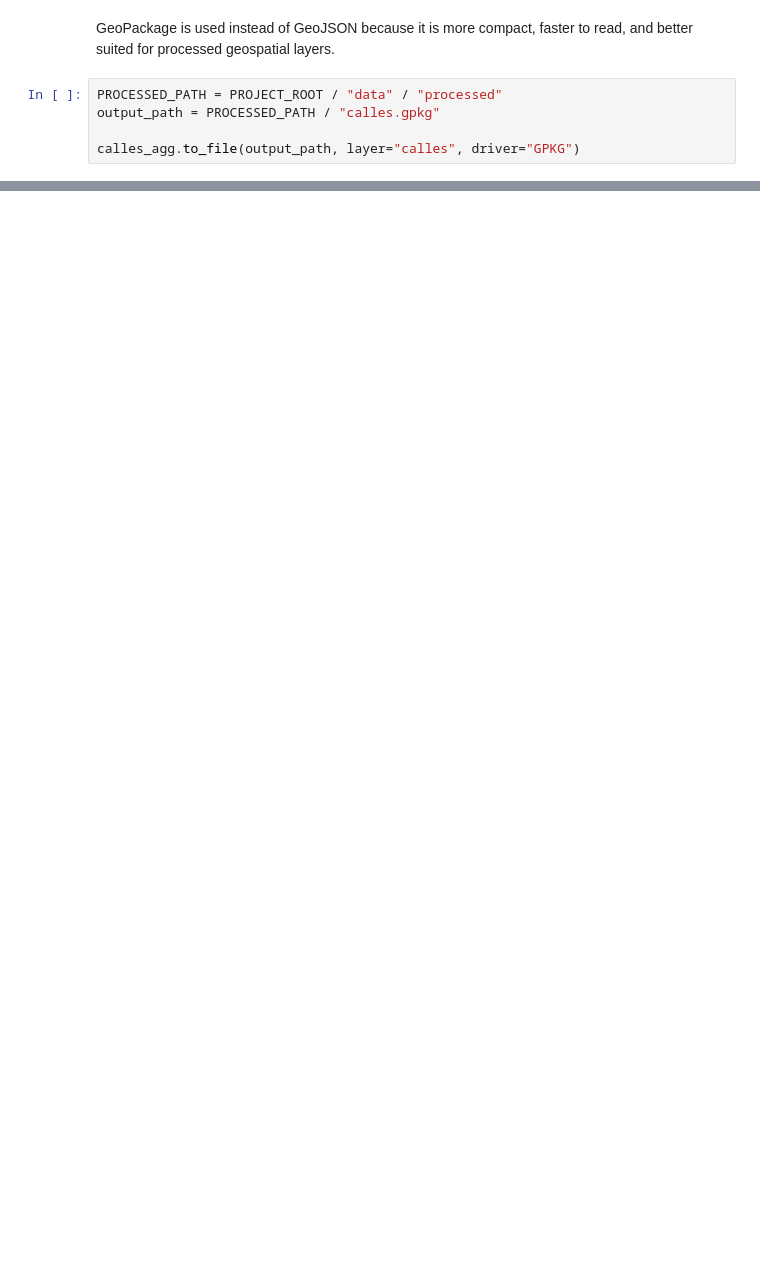
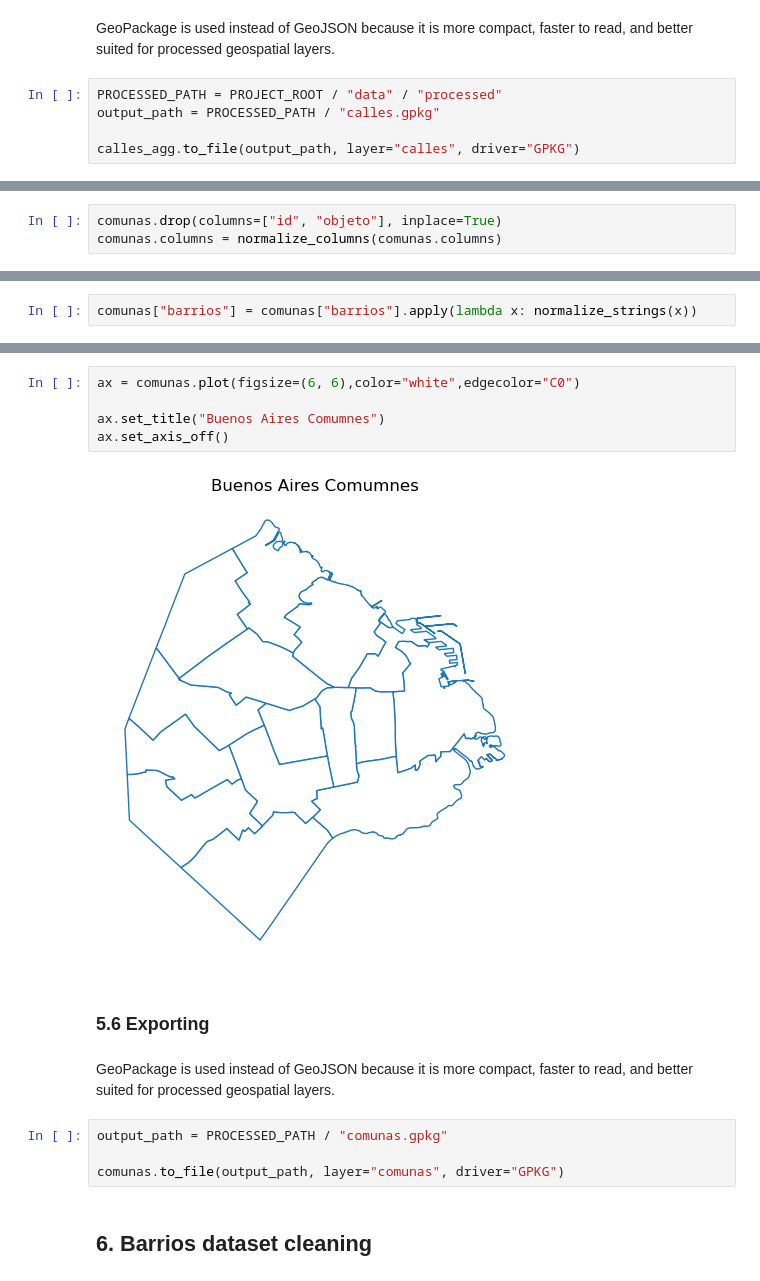
Before and after one commit to FacundoBerthet/caba-public-transport-analysis, a Jupyter notebook: notebooks/01_data_cleaning.ipynb, the cells around one changed output, grey strips where cells are left out. Cells and saved outputs as stored; diff of their text form; blank space fills up the shorter version.

```diff
--- a/notebooks/01_data_cleaning.ipynb
+++ b/notebooks/01_data_cleaning.ipynb
@@ -276,0 +293,3 @@ calles_agg.to_file(output_path, layer="calles", driver="GPKG")
+# %%
+comunas.drop(columns=["id", "objeto"], inplace=True)
+comunas.columns = normalize_columns(comunas.columns)
@@ -276,0 +331,2 @@ calles_agg.to_file(output_path, layer="calles", driver="GPKG")
+# %%
+comunas["barrios"] = comunas["barrios"].apply(lambda x: normalize_strings(x))
@@ -276,0 +374,17 @@ calles_agg.to_file(output_path, layer="calles", driver="GPKG")
+# %%
+ax = comunas.plot(figsize=(6, 6),color="white",edgecolor="C0")
+
+ax.set_title("Buenos Aires Comumnes")
+ax.set_axis_off()
+# %% [output]
+[figure, added]
+# %% [markdown]
+### 5.6 Exporting
+# %% [markdown]
+GeoPackage is used instead of GeoJSON because it is more compact, faster to read, and better suited for processed geospatial layers.
+# %%
+output_path = PROCESSED_PATH / "comunas.gpkg"
+
+comunas.to_file(output_path, layer="comunas", driver="GPKG")
+# %% [markdown]
+## 6. Barrios dataset cleaning
```
Also changed, not shown: parts of 123 cells of this notebook.
